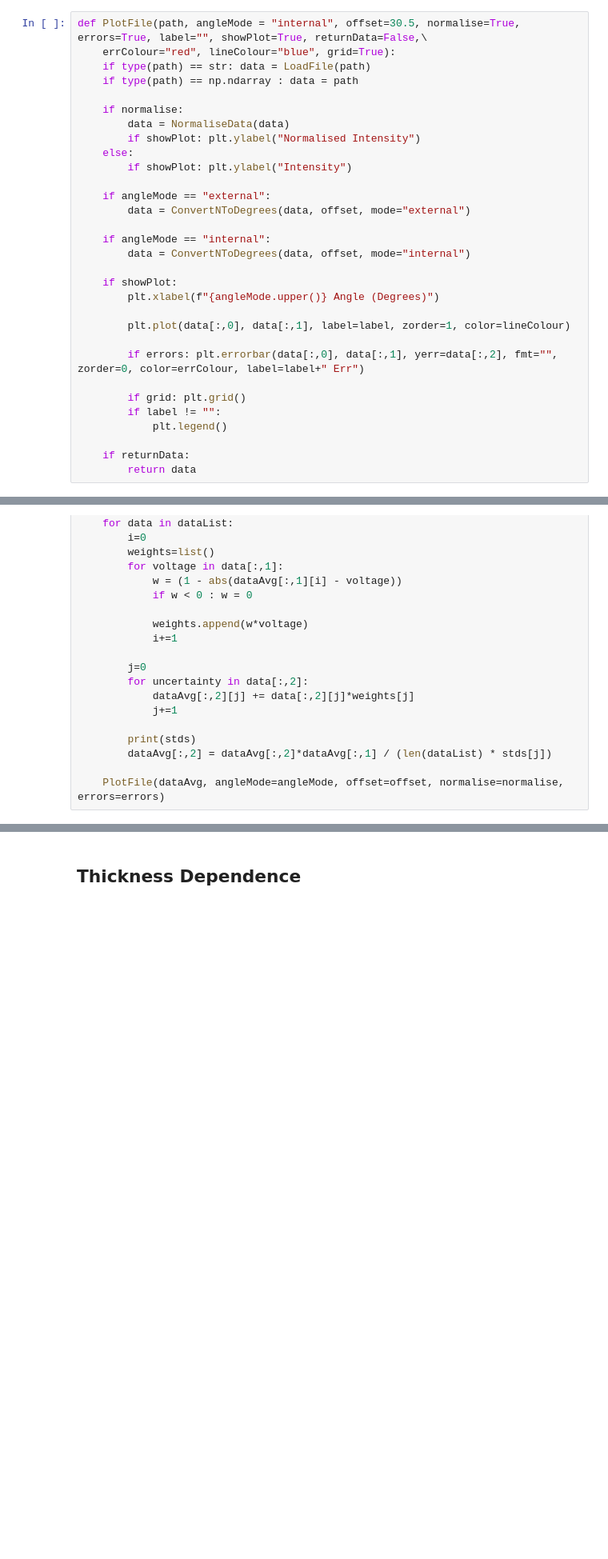
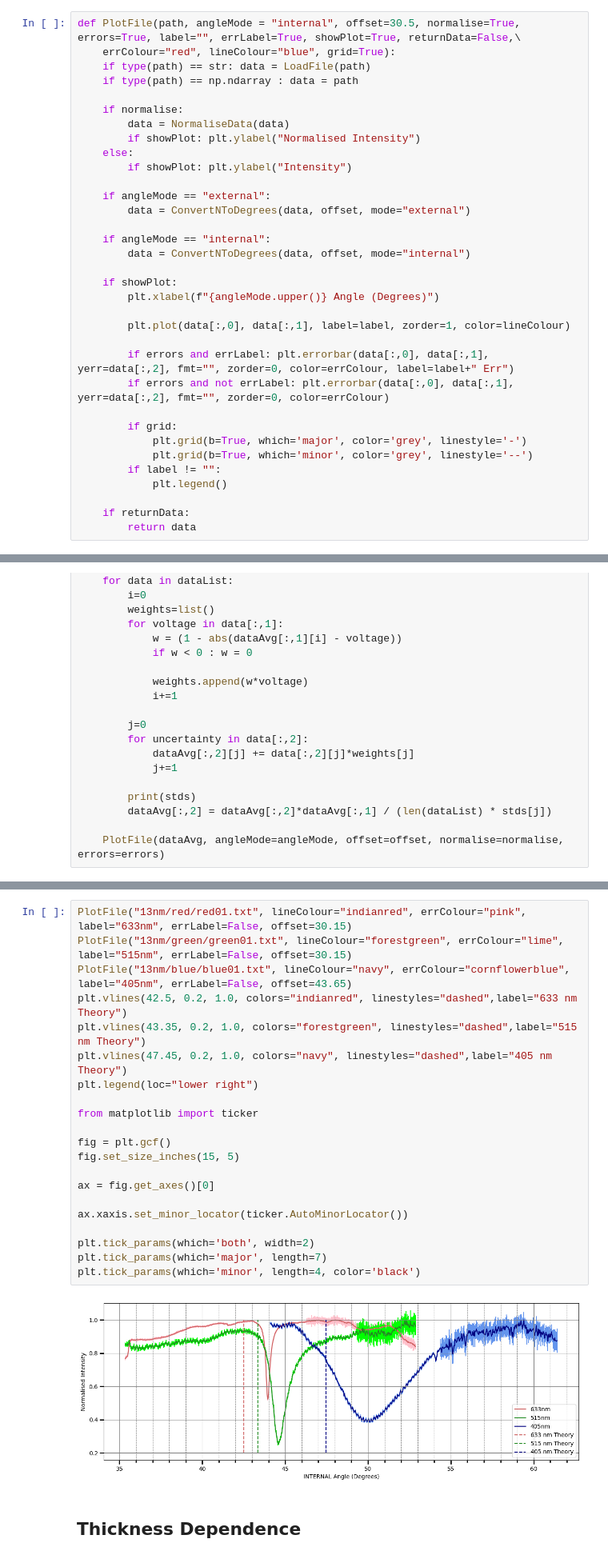
Before and after one commit to daraghhollman/UCD_PASS_Labs, a Jupyter notebook: Surface_Plasmons/Python/surfacePlasmonsAnalysis.ipynb, the cells around one changed output, grey strips where cells are left out. Shown at 80% size. Cells and saved outputs as stored; diff of their text form; blank space fills up the shorter version.

```diff
--- a/Surface_Plasmons/Python/surfacePlasmonsAnalysis.ipynb
+++ b/Surface_Plasmons/Python/surfacePlasmonsAnalysis.ipynb
@@ -62,7 +66,7 @@ def NormaliseData(data):
     data[:,1] = [el / maxVal for el in data[:,1]]
     return data
 # %%
-def PlotFile(path, angleMode = "internal", offset=30.5, normalise=True, errors=True, label="", showPlot=True, returnData=False,\
+def PlotFile(path, angleMode = "internal", offset=30.5, normalise=True, errors=True, label="", errLabel=True, showPlot=True, returnData=False,\
     errColour="red", lineColour="blue", grid=True):
     if type(path) == str: data = LoadFile(path)
     if type(path) == np.ndarray : data = path
@@ -84,9 +88,12 @@ def PlotFile(path, angleMode = "internal", offset=30.5, normalise=True, errors=T
 
         plt.plot(data[:,0], data[:,1], label=label, zorder=1, color=lineColour)
 
-        if errors: plt.errorbar(data[:,0], data[:,1], yerr=data[:,2], fmt="", zorder=0, color=errColour, label=label+" Err")
+        if errors and errLabel: plt.errorbar(data[:,0], data[:,1], yerr=data[:,2], fmt="", zorder=0, color=errColour, label=label+" Err")
+        if errors and not errLabel: plt.errorbar(data[:,0], data[:,1], yerr=data[:,2], fmt="", zorder=0, color=errColour)
 
-        if grid: plt.grid()
+        if grid:
+            plt.grid(b=True, which='major', color='grey', linestyle='-')
+            plt.grid(b=True, which='minor', color='grey', linestyle='--')
         if label != "":
             plt.legend()
 
@@ -140,3 +149,26 @@ def PlotAverageFiles(pathList, angleMode="external", offset=0, normalise=True, e
+# %%
+PlotFile("13nm/red/red01.txt", lineColour="indianred", errColour="pink", label="633nm", errLabel=False, offset=30.15)
+PlotFile("13nm/green/green01.txt", lineColour="forestgreen", errColour="lime", label="515nm", errLabel=False, offset=30.15)
+PlotFile("13nm/blue/blue01.txt", lineColour="navy", errColour="cornflowerblue", label="405nm", errLabel=False, offset=43.65)
+plt.vlines(42.5, 0.2, 1.0, colors="indianred", linestyles="dashed",label="633 nm Theory")
+plt.vlines(43.35, 0.2, 1.0, colors="forestgreen", linestyles="dashed",label="515 nm Theory")
+plt.vlines(47.45, 0.2, 1.0, colors="navy", linestyles="dashed",label="405 nm Theory")
+plt.legend(loc="lower right")
+
+from matplotlib import ticker
+
+fig = plt.gcf()
+fig.set_size_inches(15, 5)
+
+ax = fig.get_axes()[0]
+
+ax.xaxis.set_minor_locator(ticker.AutoMinorLocator())
+
+plt.tick_params(which='both', width=2)
+plt.tick_params(which='major', length=7)
+plt.tick_params(which='minor', length=4, color='black')
+# %% [output]
+[figure, added]
 # %% [markdown]
 ## Thickness Dependence
 # %% [markdown]
```
Also changed, not shown: parts of 2 cells of this notebook, 14 other files.
